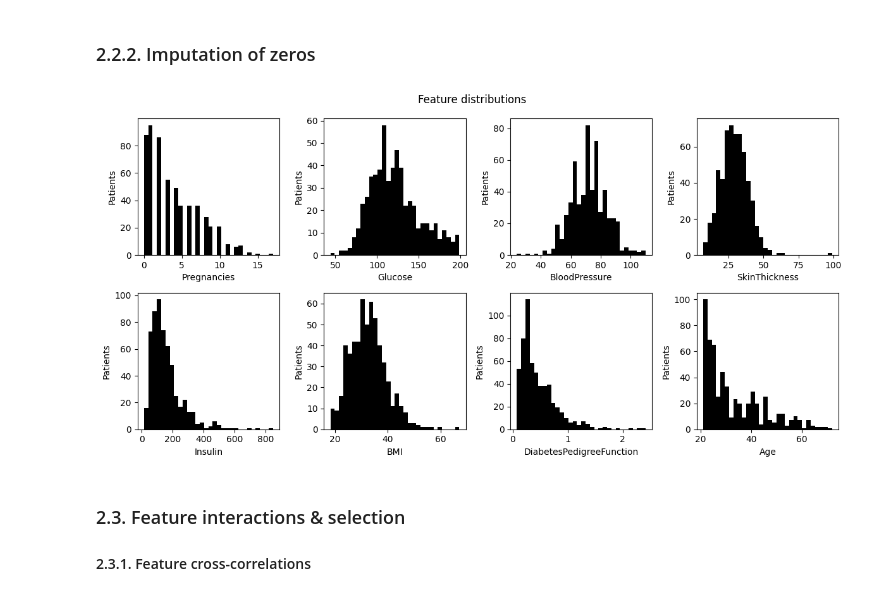
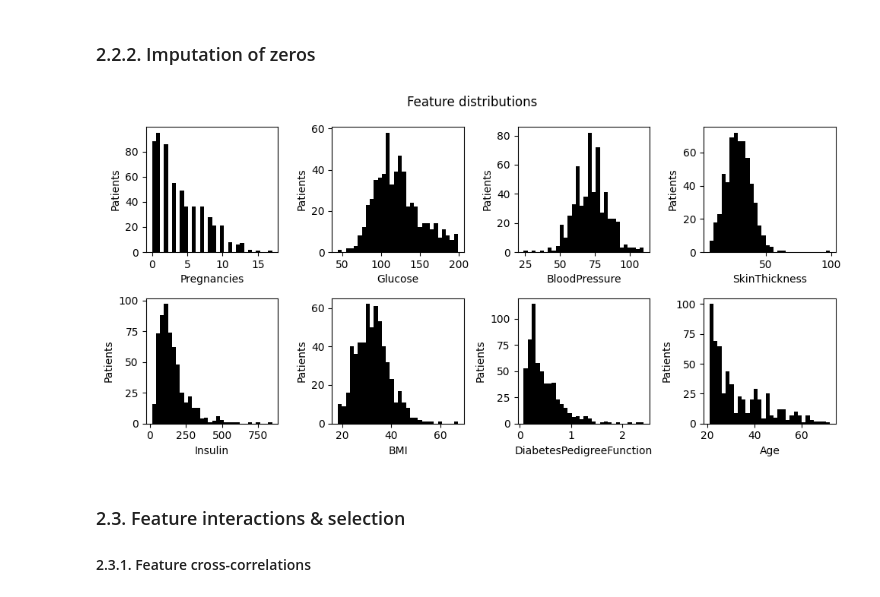
Before and after one commit to 4GeeksAcademy/gperdrizet-decision-trees, a Jupyter notebook: src/01-decision_tree_solution.ipynb, the cells around one changed output. Drawn from its saved outputs; the diff is of its cells as text; code cells hidden in the pictures.

```diff
--- a/src/01-decision_tree_solution.ipynb
+++ b/src/01-decision_tree_solution.ipynb
@@ -145,19 +145,19 @@ testing_df[imputed_features]=knn_imputer.transform(testing_df[imputed_features])
 # %%
 features=['Pregnancies','Glucose','BloodPressure','SkinThickness','Insulin','BMI','DiabetesPedigreeFunction','Age']
 
-fig, axs=plt.subplots(2,4, figsize=(12,6))
+fig, axs=plt.subplots(2,4, figsize=(10,5))
 axs=axs.flatten()
 
 fig.suptitle('Feature distributions')
 
 for i, feature in enumerate(features):
     axs[i].hist(training_df[feature], color='black', bins=30)
     axs[i].set_xlabel(feature)
     axs[i].set_ylabel('Patients')
 
 fig.tight_layout()
 # %% [output]
-[figure, old version]
+[figure, new version]
 # %% [markdown]
 ### 2.3. Feature interactions & selection
 
```
Also changed, not shown: parts of 10 cells of this notebook.
